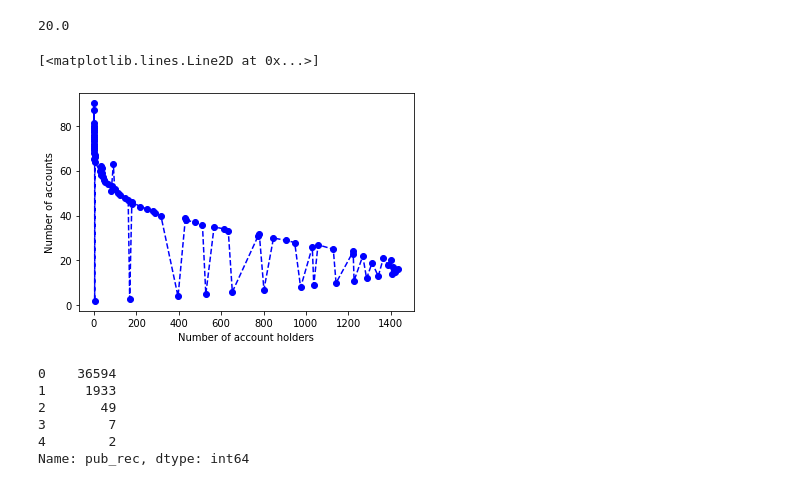
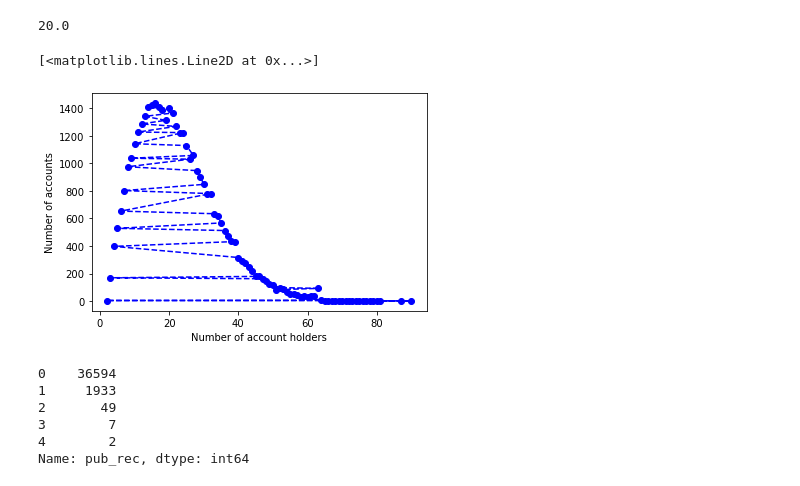
Before and after one commit to MrRobo-t/lending-case-study, a Jupyter notebook: Gaurav_Malhotra.ipynb, the cells around one changed output. Cells and saved outputs as stored; diff of their text form; code cells hidden in the pictures.

Commit message:
Updated univariate analysis and fixed minor comments

```diff
--- a/Gaurav_Malhotra.ipynb
+++ b/Gaurav_Malhotra.ipynb
@@ -360,11 +366,15 @@ df["total_acc"].median()
 # %%
 # plot the line graph
 plt.xlabel("Number of account holders")
 plt.ylabel("Number of accounts")
-plt.plot(list(df["total_acc"].value_counts()),list(df["total_acc"].value_counts().index),'--bo')
+plt.plot(list(df["total_acc"].value_counts().index),list(df["total_acc"].value_counts()),'--bo')
+
+#  We can safely say that 60+ accounts can be treated a outliers.
+#  Also, from the graph we can see that median lies around 20.
+# This is a suitable candidate for bivariate analysis.
 # %% [output]
 [<matplotlib.lines.Line2D at 0x...>]
-[figure, old version]
+[figure, new version]
 # %%
 #pub_rec
 
```
Also changed, not shown: parts of 12 cells of this notebook.
